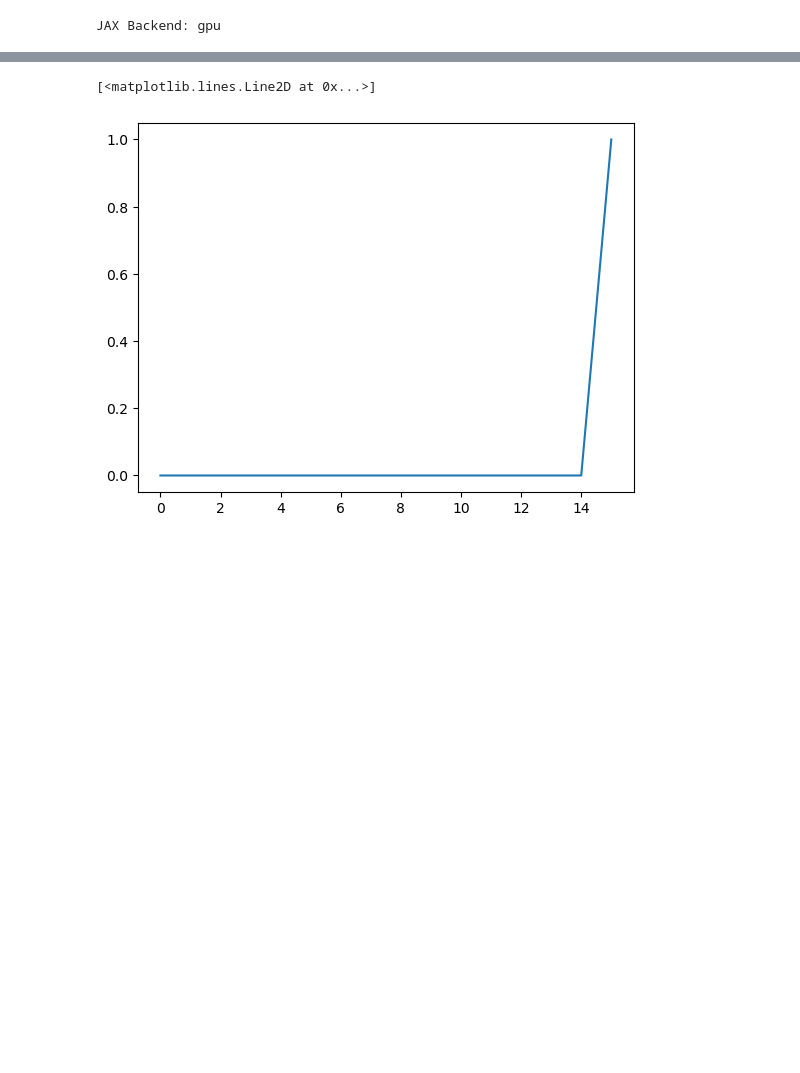
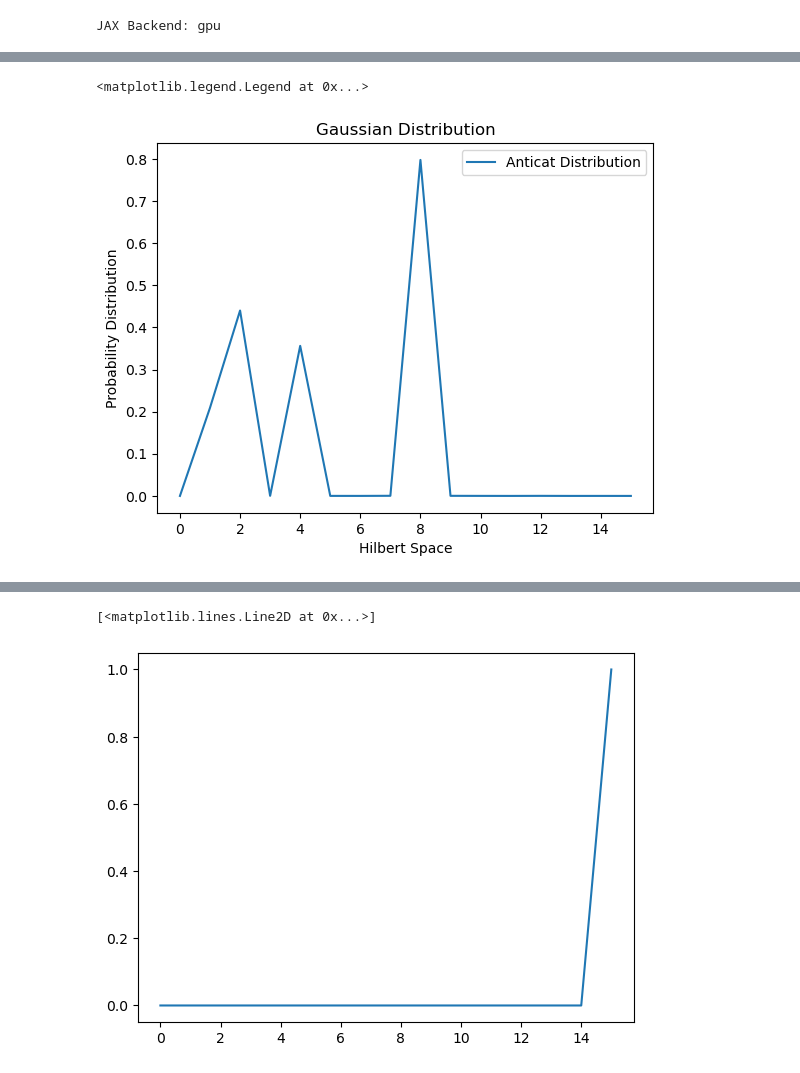
Before and after one commit to Ak-ash22/qcbm_hiwi, a Jupyter notebook: qcbm_project/cat_anticat/vqc_decoder_cat_anticat.ipynb, the cells around one changed output, grey strips where cells are left out. Saved outputs shown, nothing was run; the diff lists cells and outputs as text; code cells hidden in the pictures; blank space fills up the shorter version.

```diff
--- a/qcbm_project/cat_anticat/vqc_decoder_cat_anticat.ipynb
+++ b/qcbm_project/cat_anticat/vqc_decoder_cat_anticat.ipynb
@@ -19,3 +19,13 @@ plt.legend()
+# %%
+# Visualizing Original AntiCat Distribution
+plt.plot(anticat_data, label='Anticat Distribution')
+plt.xlabel("Hilbert Space")
+plt.ylabel("Probability Distribution")
+plt.title("Gaussian Distribution")
+plt.legend()
+# %% [output]
+<matplotlib.legend.Legend at 0x...>
+[figure, added]
 # %%
 qml.draw_mpl(circuit,device='default')(input_params=initial_params)
 plt.show()
```
Also changed, not shown: parts of 11 cells of this notebook, 7 other files.
